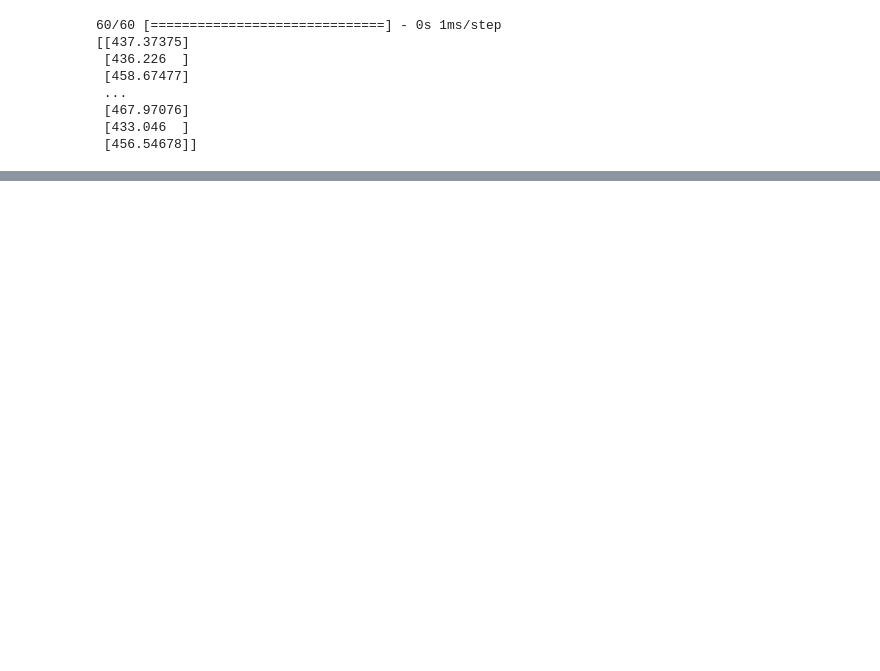
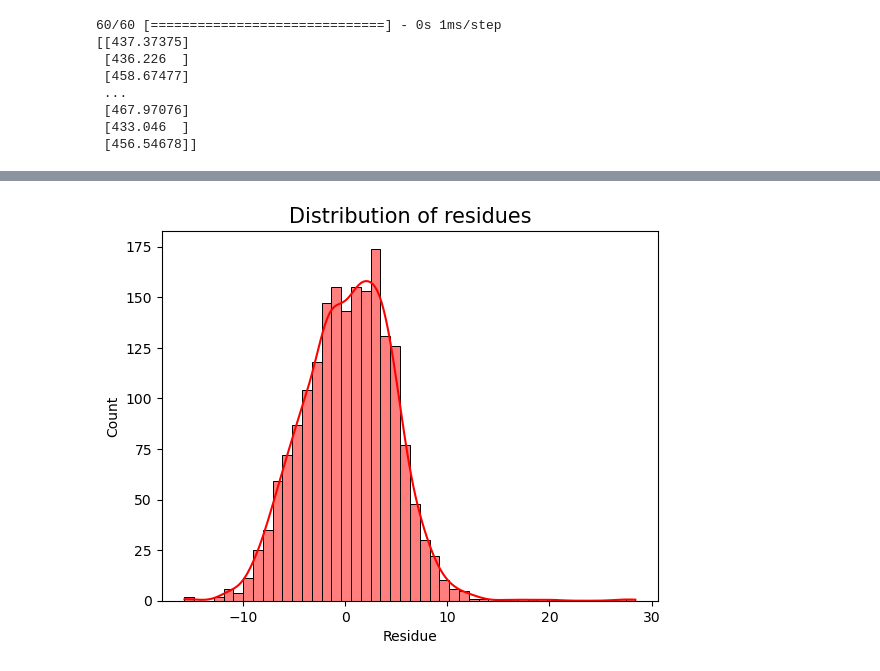
Before and after one commit to Pavan-628/Power_Plant_Energy_Prediction, a Jupyter notebook: Plant_Energy_Prediction.ipynb, the cells around one changed output, grey strips where cells are left out. Cells and saved outputs as stored; diff of their text form; code cells hidden in the pictures; blank space fills up the shorter version.

```diff
--- a/Plant_Energy_Prediction.ipynb
+++ b/Plant_Energy_Prediction.ipynb
@@ -259,0 +350,9 @@ print(predictions)
+# %%
+error=Energy_pred-y_test
+sns.histplot(error,kde=True,color="red")
+plt.xlabel("Residue")
+plt.title("Distribution of residues",fontsize=15)
+plt.ylabel('Count')
+plt.show()
+# %% [output]
+[figure, added]
```
Also changed, not shown: parts of 30 cells of this notebook.
